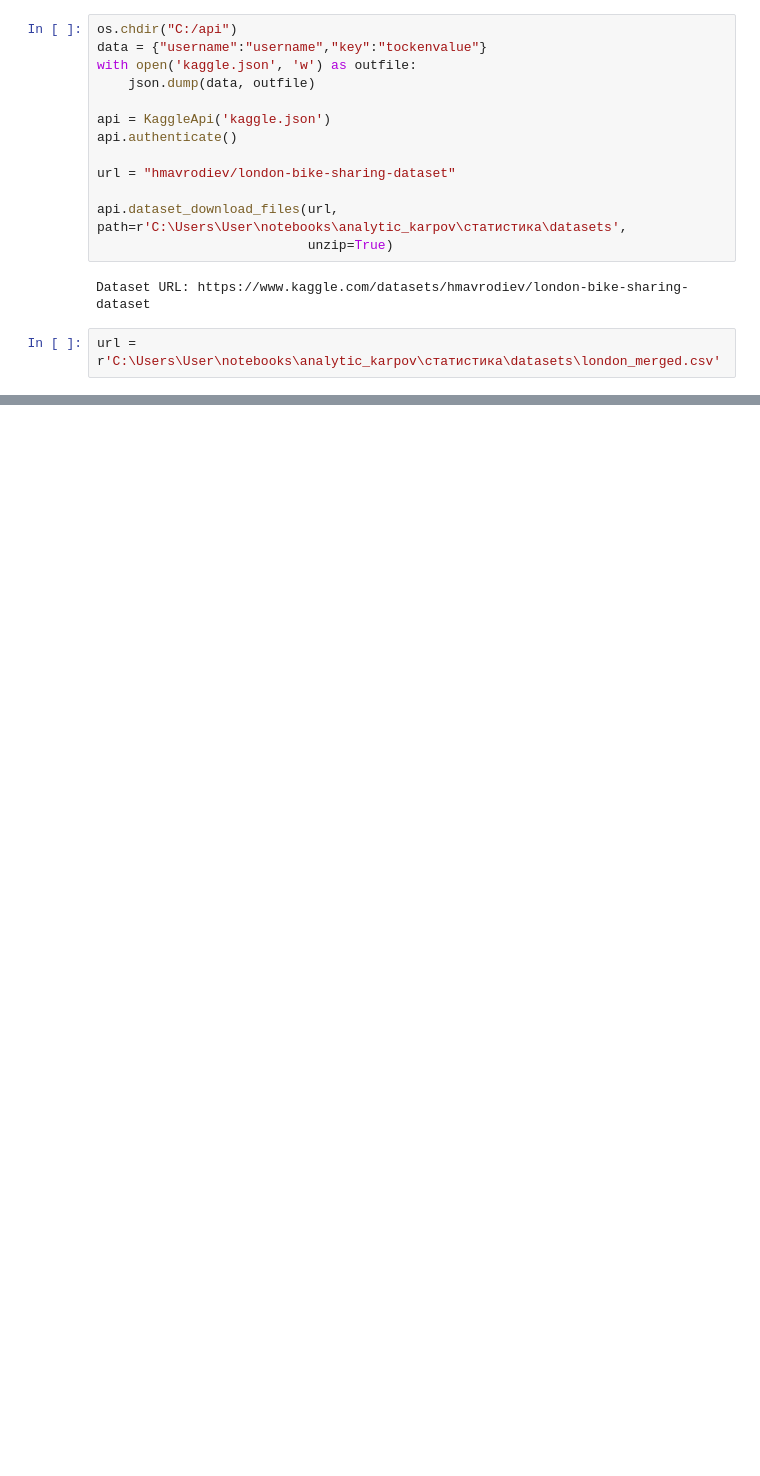
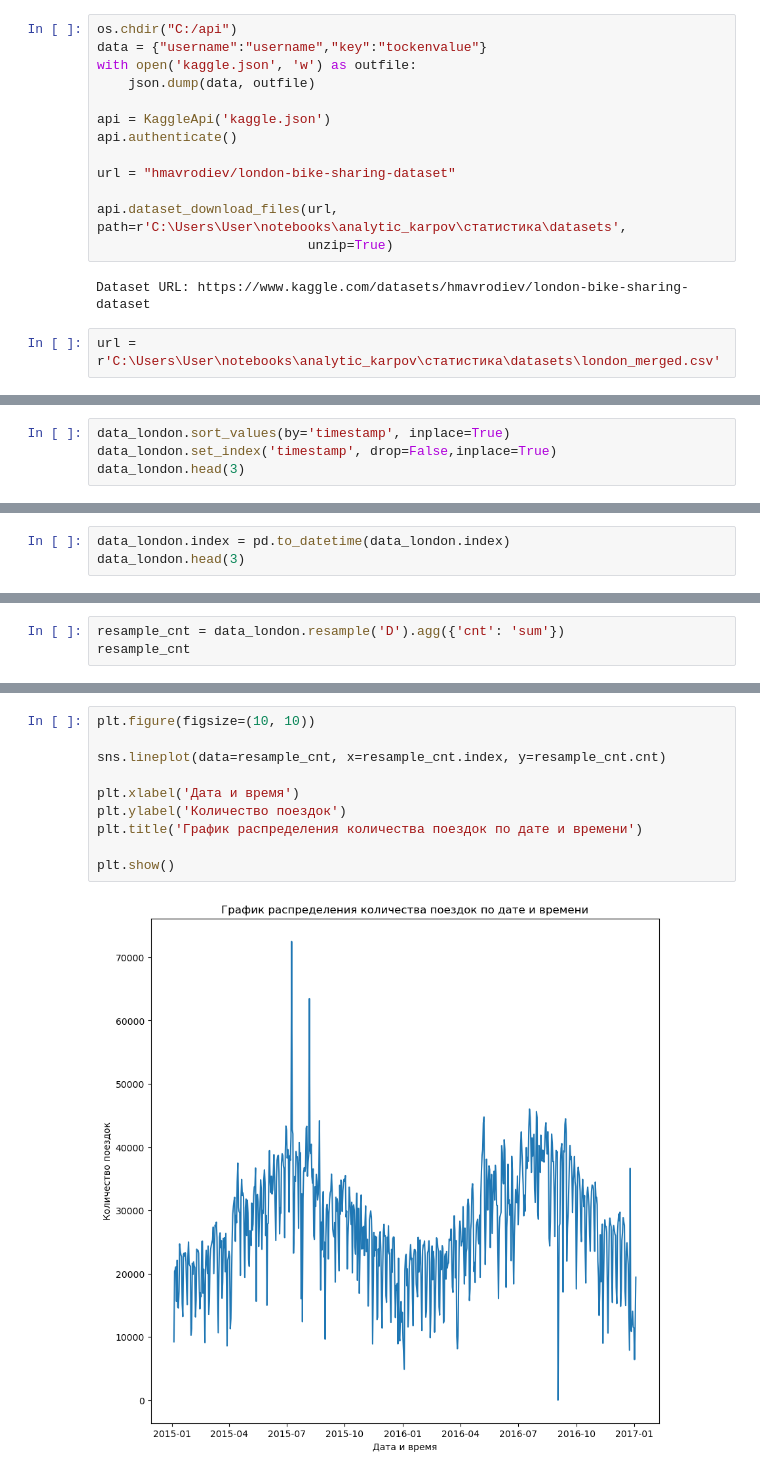
Before and after one commit to olgavs69/analytic_karpov, a Jupyter notebook: статистика/project3.ipynb, the cells around one changed output, grey strips where cells are left out. Cells and saved outputs as stored; diff of their text form; blank space fills up the shorter version.

```diff
--- a/статистика/project3.ipynb
+++ b/статистика/project3.ipynb
@@ -45,0 +155,4 @@ url = r'C:\Users\User\notebooks\analytic_karpov\статистика\datasets\lo
+# %%
+data_london.sort_values(by='timestamp', inplace=True)
+data_london.set_index('timestamp', drop=False,inplace=True)
+data_london.head(3)
@@ -45,0 +165,3 @@ url = r'C:\Users\User\notebooks\analytic_karpov\статистика\datasets\lo
+# %%
+data_london.index = pd.to_datetime(data_london.index)
+data_london.head(3)
@@ -45,0 +174,3 @@ url = r'C:\Users\User\notebooks\analytic_karpov\статистика\datasets\lo
+# %%
+resample_cnt = data_london.resample('D').agg({'cnt': 'sum'})
+resample_cnt
@@ -45,0 +192,12 @@ url = r'C:\Users\User\notebooks\analytic_karpov\статистика\datasets\lo
+# %%
+plt.figure(figsize=(10, 10))
+
+sns.lineplot(data=resample_cnt, x=resample_cnt.index, y=resample_cnt.cnt)
+
+plt.xlabel('Дата и время')
+plt.ylabel('Количество поездок')
+plt.title('График распределения количества поездок по дате и времени')
+
+plt.show()
+# %% [output]
+[figure, added]
```
Also changed, not shown: parts of 36 cells of this notebook.
